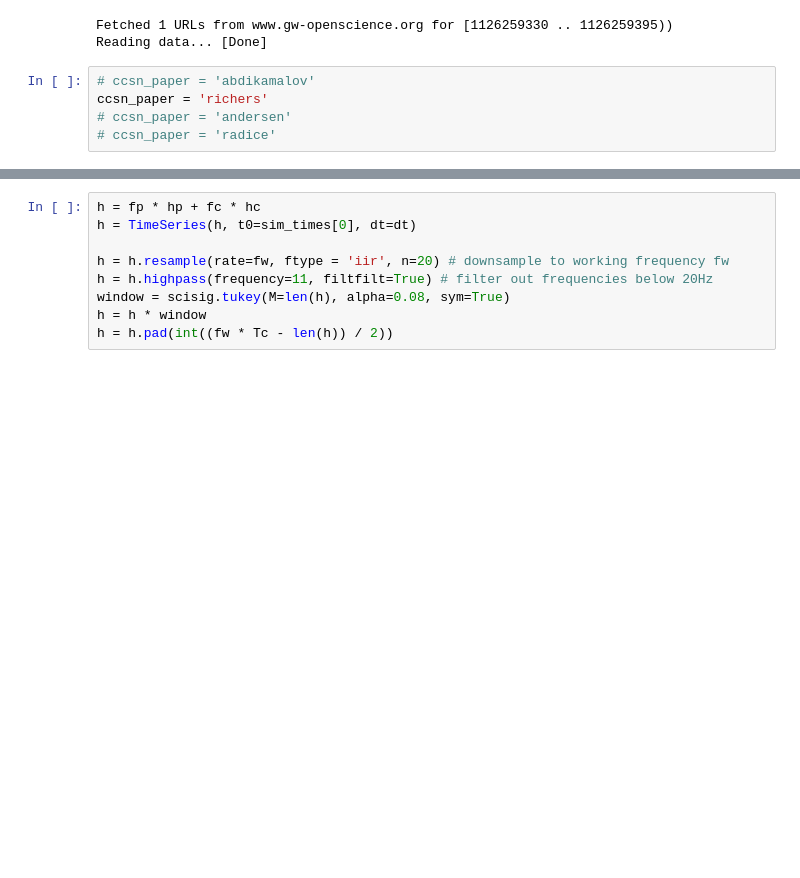
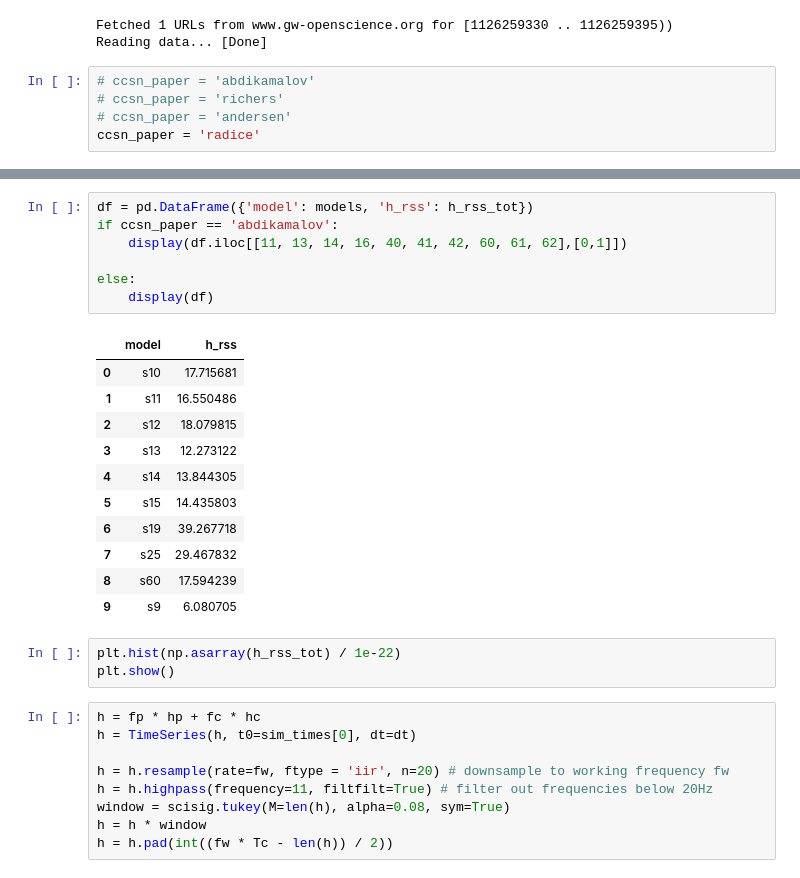
Before and after one commit to TomMarianer/gwml, a Jupyter notebook: local/notebooks/ccsn_waveforms.ipynb, the cells around one changed output, grey strips where cells are left out. Cells and saved outputs as stored; diff of their text form; blank space fills up the shorter version.

```diff
--- a/local/notebooks/ccsn_waveforms.ipynb
+++ b/local/notebooks/ccsn_waveforms.ipynb
@@ -63,9 +48,9 @@ Fetched 1 URLs from www.gw-openscience.org for [1126259330 .. 1126259395))
 Reading data... [Done]
 # %%
 # ccsn_paper = 'abdikamalov'
-ccsn_paper = 'richers'
+# ccsn_paper = 'richers'
 # ccsn_paper = 'andersen'
-# ccsn_paper = 'radice'
+ccsn_paper = 'radice'
 # %%
 D_kpc = 0.2
 D = D_kpc * 3.086e+21 # cm
@@ -125,3 +124,25 @@ injected-richers-A634w9.50_SFHx-D-0.2.hdf5
+# %%
+df = pd.DataFrame({'model': models, 'h_rss': h_rss_tot})
+if ccsn_paper == 'abdikamalov':
+    display(df.iloc[[11, 13, 14, 16, 40, 41, 42, 60, 61, 62],[0,1]])
+
+else:
+    display(df)
+# %% [output]
+|  | model | h_rss |
+| 0 | s10 | 17.715681 |
+| 1 | s11 | 16.550486 |
+| 2 | s12 | 18.079815 |
+| 3 | s13 | 12.273122 |
+| 4 | s14 | 13.844305 |
+| 5 | s15 | 14.435803 |
+| 6 | s19 | 39.267718 |
+| 7 | s25 | 29.467832 |
+| 8 | s60 | 17.594239 |
+| 9 | s9 | 6.080705 |
+# %%
+plt.hist(np.asarray(h_rss_tot) / 1e-22)
+plt.show()
 # %%
 h = fp * hp + fc * hc
 h = TimeSeries(h, t0=sim_times[0], dt=dt)
```
Also changed, not shown: parts of 2 cells of this notebook, 9 other files.
